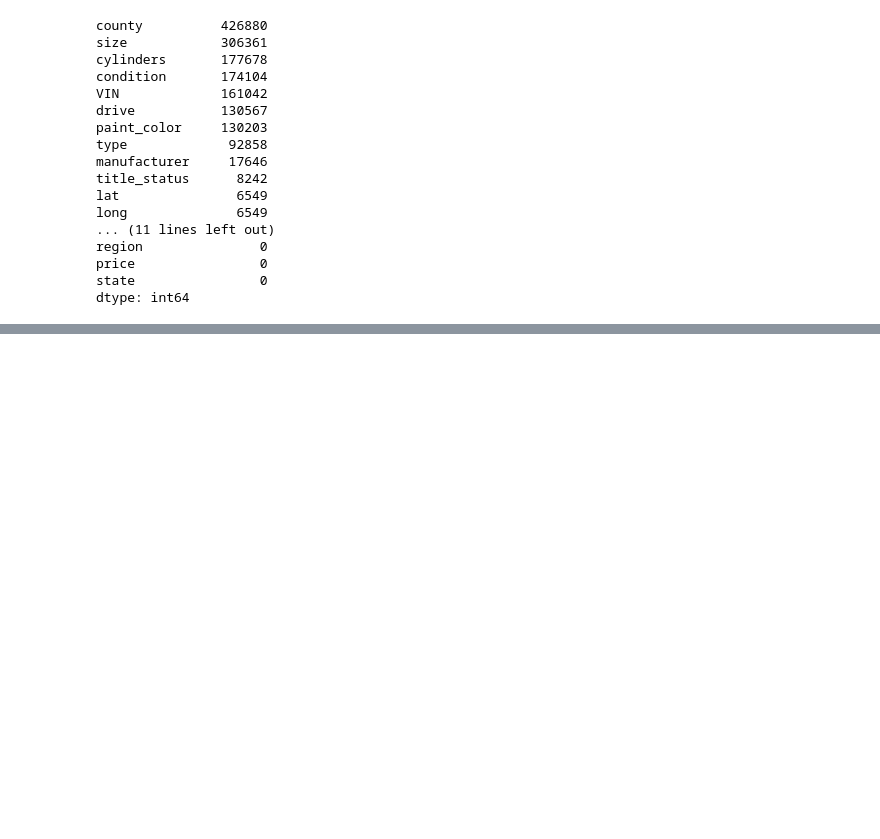
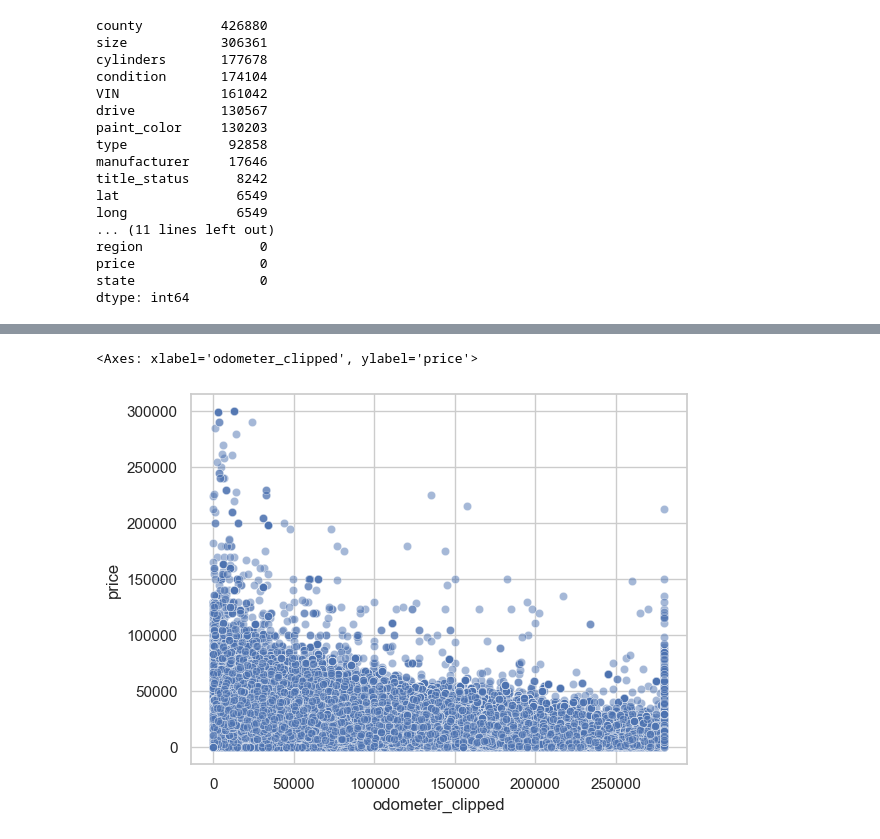
Before and after one commit to JaySorawit/MlopsProject_UsedCarPricePredictor, a Jupyter notebook: notebooks/eda.ipynb, the cells around one changed output, grey strips where cells are left out. Cells and saved outputs as stored; diff of their text form; code cells hidden in the pictures; blank space fills up the shorter version.

```diff
--- a/notebooks/eda.ipynb
+++ b/notebooks/eda.ipynb
@@ -120,3 +124,12 @@ plt.show()
+# %%
+import matplotlib.ticker as ticker
+p99 = df['odometer'].quantile(0.99)
+df['odometer_clipped'] = df['odometer'].clip(upper=p99)
+
+sns.scatterplot(data=df, x='odometer_clipped', y='price', alpha=0.5)
+# %% [output]
+<Axes: xlabel='odometer_clipped', ylabel='price'>
+[figure, added]
 # %%
 
 # Correlation heatmap
```
Also changed, not shown: parts of 10 cells of this notebook, 2 other files.
